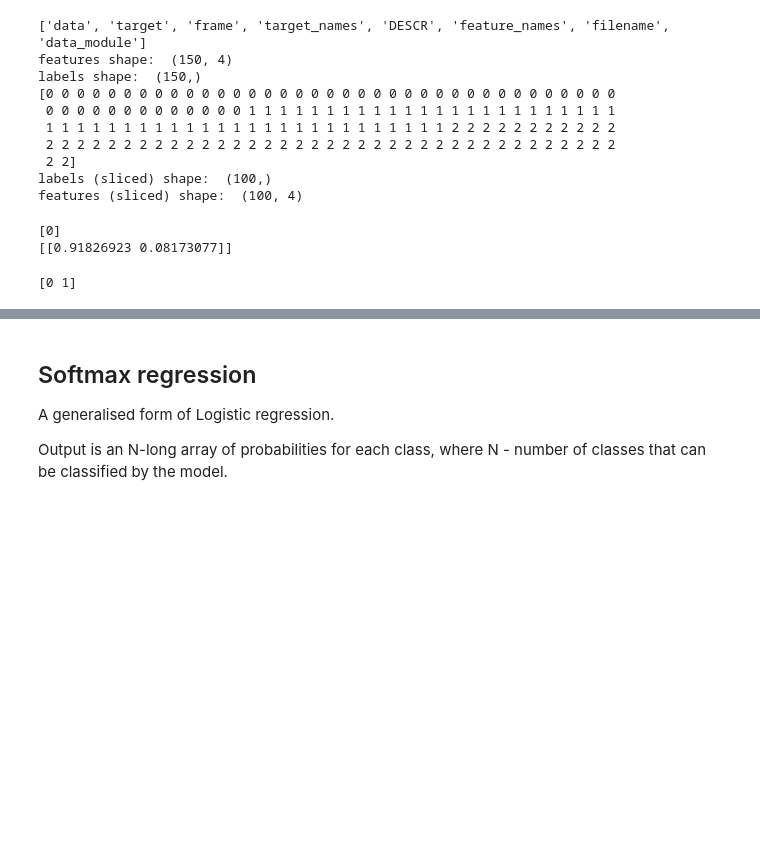
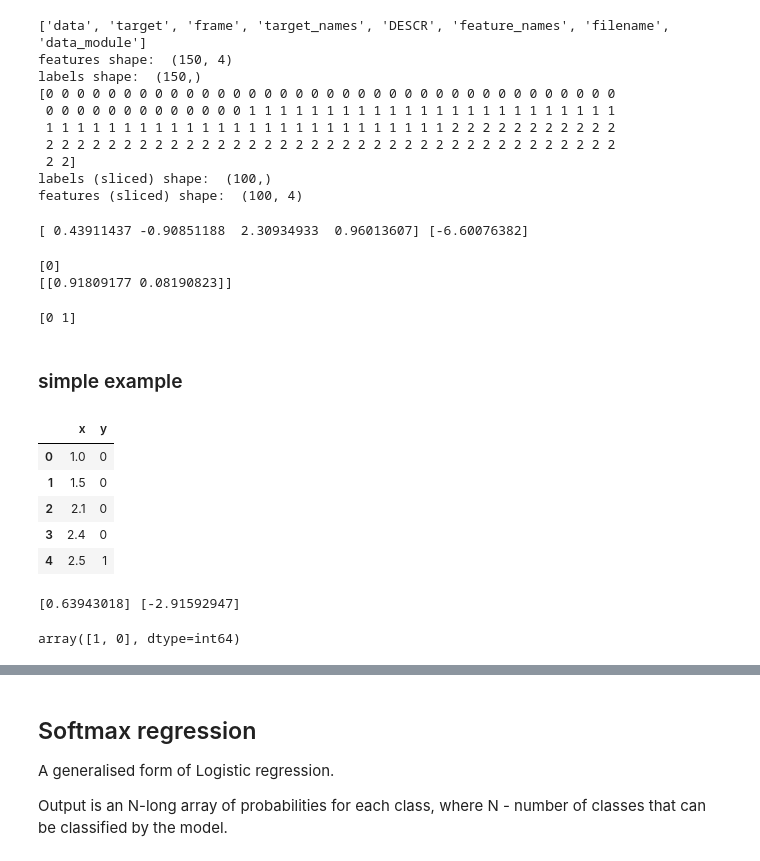
Before and after one commit to EvgeniiZorin/Handbook_Statistics-Probability-and-ML, a Jupyter notebook: _2_ML_supervised.ipynb, the cells around one changed output, grey strips where cells are left out. Saved outputs shown, nothing was run; the diff lists cells and outputs as text; code cells hidden in the pictures; blank space fills up the shorter version.

```diff
--- a/_2_ML_supervised.ipynb
+++ b/_2_ML_supervised.ipynb
@@ -1694,12 +1710,14 @@ labels shape:  (150,)
  2 2]
 labels (sliced) shape:  (100,)
 features (sliced) shape:  (100, 4)
+# %%
+log_reg = LogisticRegression()
+log_reg.fit(X2, y2)
+
+print( log_reg.coef_.flatten(), log_reg.intercept_.flatten() )
+# %% [output]
+[ 0.43911437 -0.90851188  2.30934933  0.96013607] [-6.60076382]
 # %%
-
-
-log_reg = LogisticRegression()
-log_reg.fit(X2, y2)
-
 values = [[1.5, 3, 2, 1.7]]
 
 ### return label predicted
@@ -1711,10 +1729,39 @@ probabilities = log_reg.predict_proba(values)
 print(probabilities)
 # %% [output]
 [0]
-[[0.91826923 0.08173077]]
+[[0.91809177 0.08190823]]
 # %%
 ### Will print whatever your classes were called during training,
 ### be it [0, 1] or ['ham', 'spam']
 print(log_reg.classes_)
 # %% [output]
 [0 1]
+# %% [markdown]
+### simple example
+# %%
+import numpy as np
+import pandas as pd
+import seaborn as sns
+import matplotlib.pyplot as plt
+from sklearn.linear_model import LogisticRegression
+
+df = pd.read_csv('https://bit.ly/33ebs2R', delimiter=",")
+df.head(5)
+# %% [output]
+|  | x | y |
+| 0 | 1.0 | 0 |
+| 1 | 1.5 | 0 |
+| 2 | 2.1 | 0 |
+| 3 | 2.4 | 0 |
+| 4 | 2.5 | 1 |
+# %%
+model = LogisticRegression()
+model.fit(df[['x']], df['y'])
+
+print(model.coef_.flatten(), model.intercept_.flatten())
+# %% [output]
+[0.63943018] [-2.91592947]
+# %%
+model.predict([[5], [1]])
+# %% [output]
+array([1, 0], dtype=int64)
```
Also changed, not shown: parts of 6 cells of this notebook, 2 other files.
